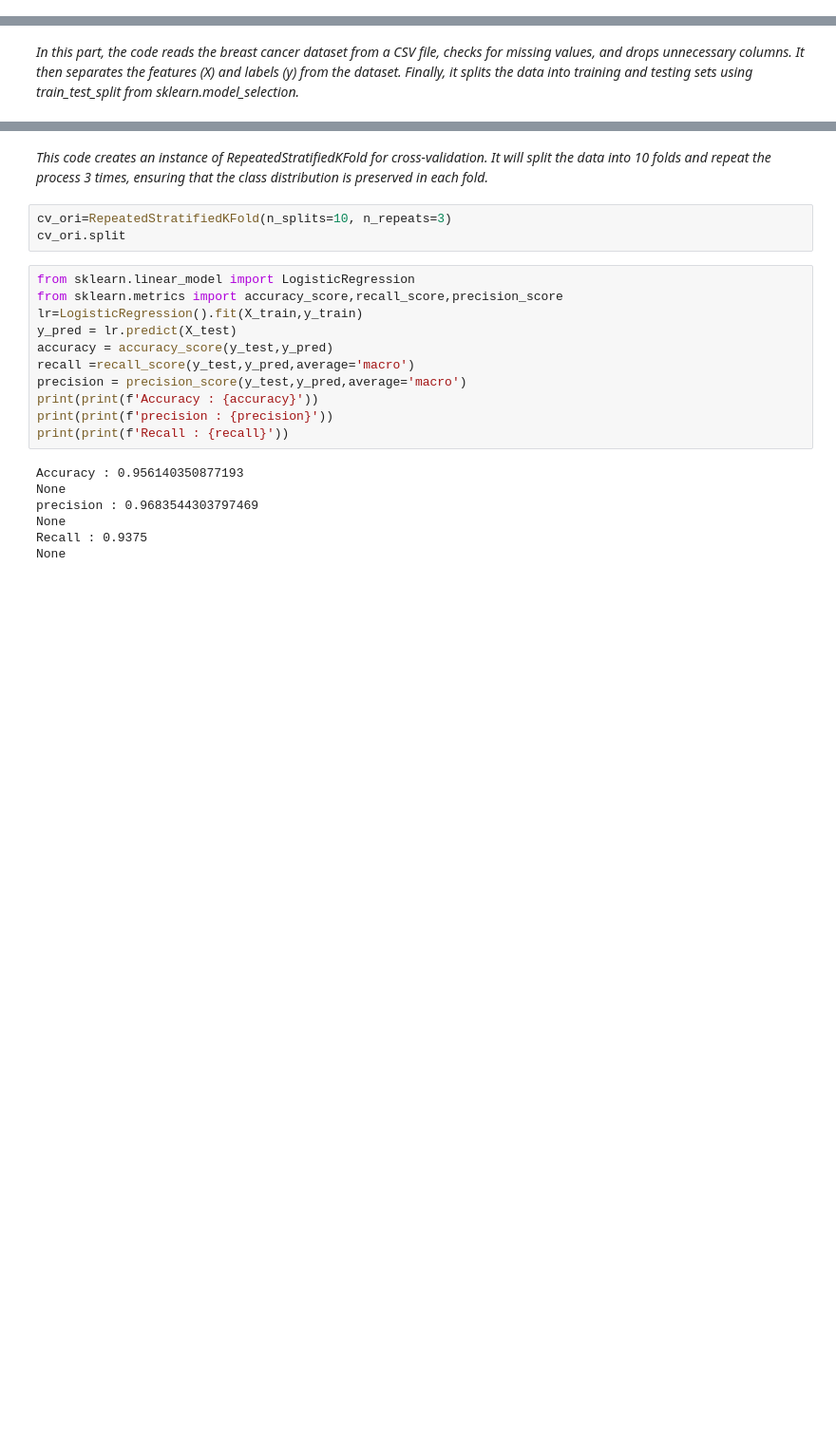
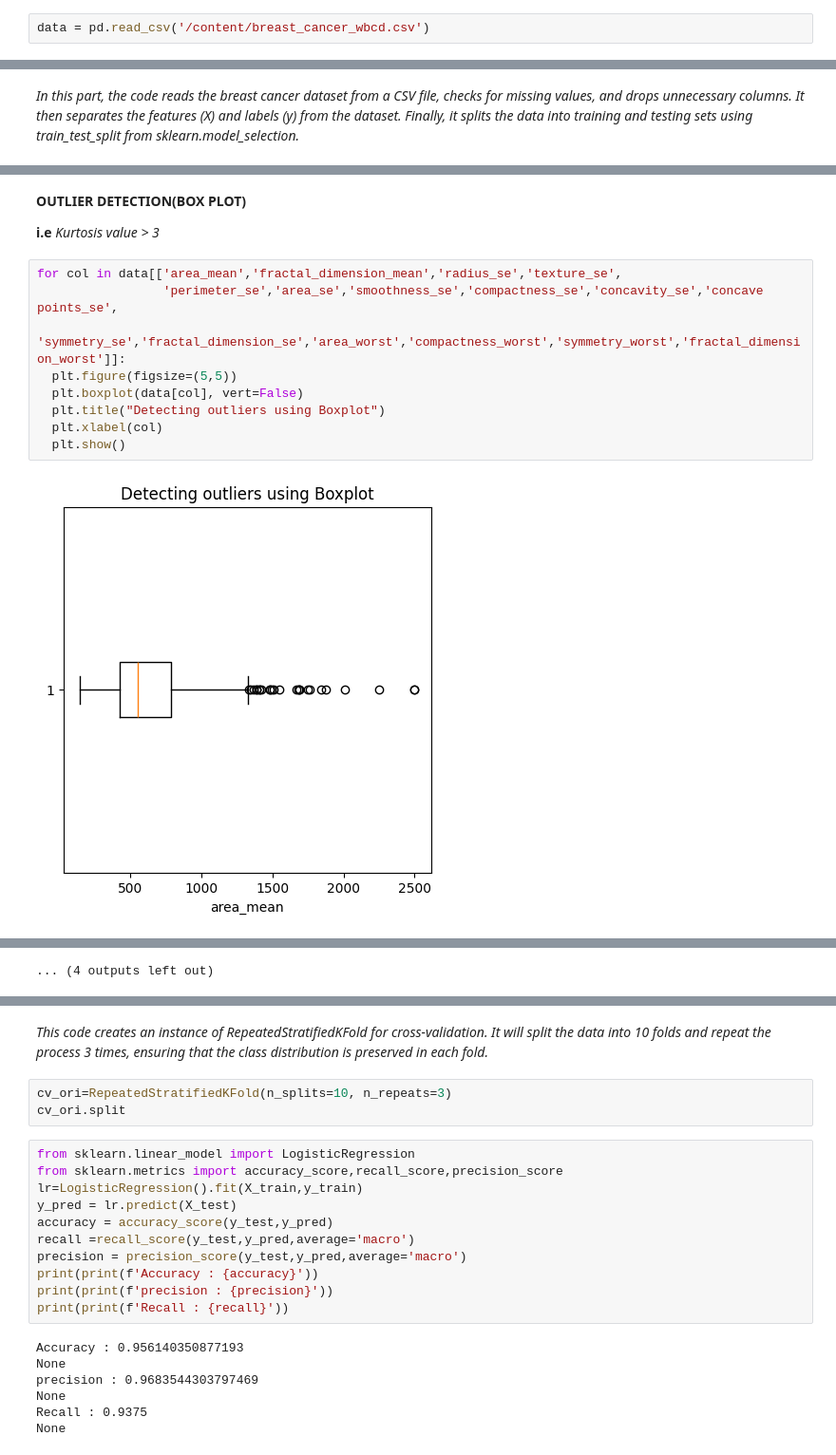
Before and after one commit to PrateekKumar135/BREAST-CANCER-CLASSIFICATION, a Jupyter notebook: ENSEMBLE_WITH_PIPELINE(BREAST_CANCER).ipynb, the cells around one changed output, grey strips where cells are left out. Shown at 95% size. Cells and saved outputs as stored; diff of their text form; blank space fills up the shorter version.

```diff
--- a/ENSEMBLE_WITH_PIPELINE(BREAST_CANCER).ipynb
+++ b/ENSEMBLE_WITH_PIPELINE(BREAST_CANCER).ipynb
@@ -12,0 +16,2 @@ data = pd.read_csv('/content/breast_cancer_WBCD.csv')
+# %%
+data = pd.read_csv('/content/breast_cancer_wbcd.csv')
@@ -59,0 +167,15 @@ from imblearn.under_sampling import TomekLinks
+# %% [markdown]
+**OUTLIER DETECTION(BOX PLOT)**
+
+**i.e** *Kurtosis value > 3*
+# %%
+for col in data[['area_mean','fractal_dimension_mean','radius_se','texture_se',
+                 'perimeter_se','area_se','smoothness_se','compactness_se','concavity_se','concave points_se',
+                 'symmetry_se','fractal_dimension_se','area_worst','compactness_worst','symmetry_worst','fractal_dimension_worst']]:
+  plt.figure(figsize=(5,5))
+  plt.boxplot(data[col], vert=False)
+  plt.title("Detecting outliers using Boxplot")
+  plt.xlabel(col)
+  plt.show()
+# %% [output]
+[figure, added]
@@ -59,0 +193 @@ from imblearn.under_sampling import TomekLinks
+... (4 outputs left out)
```
Also changed, not shown: parts of 32 cells of this notebook.
